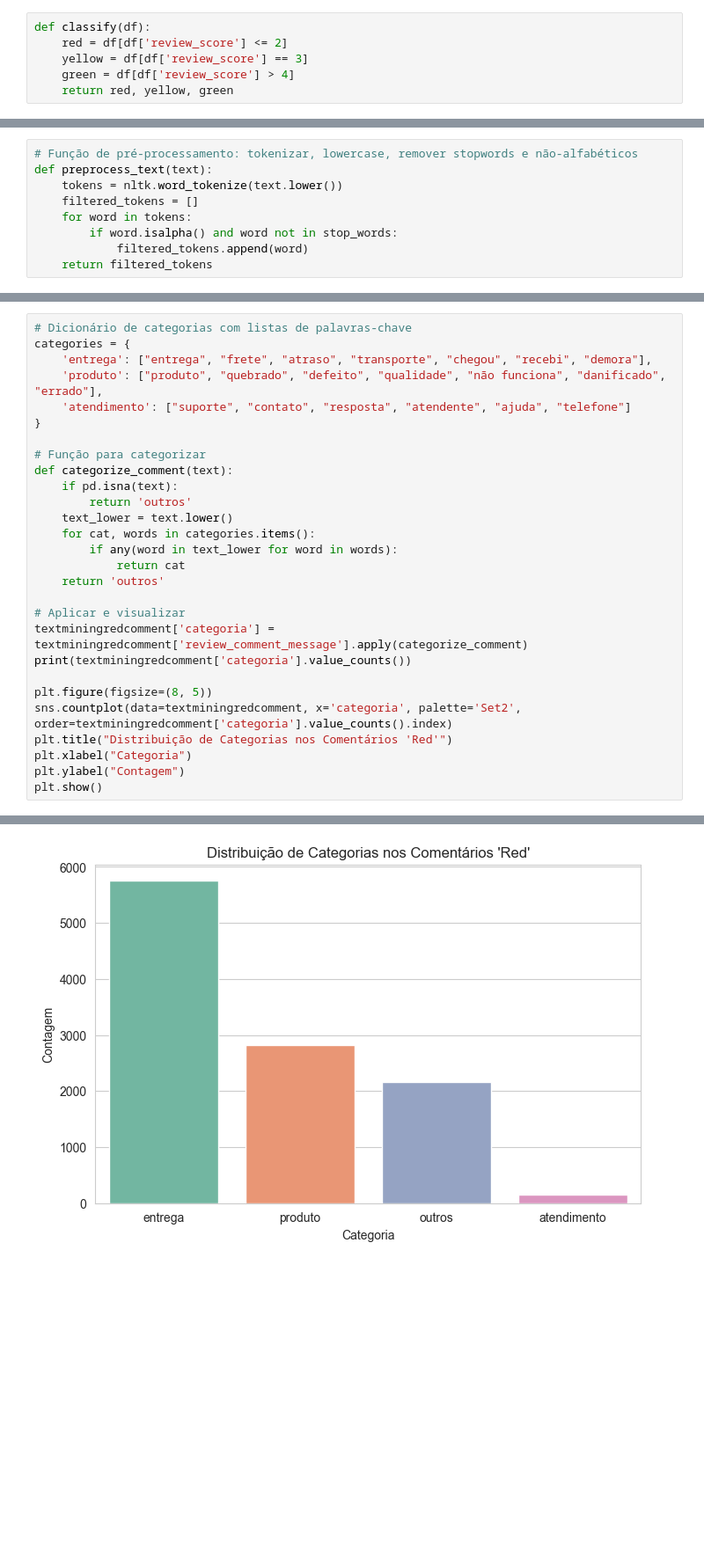
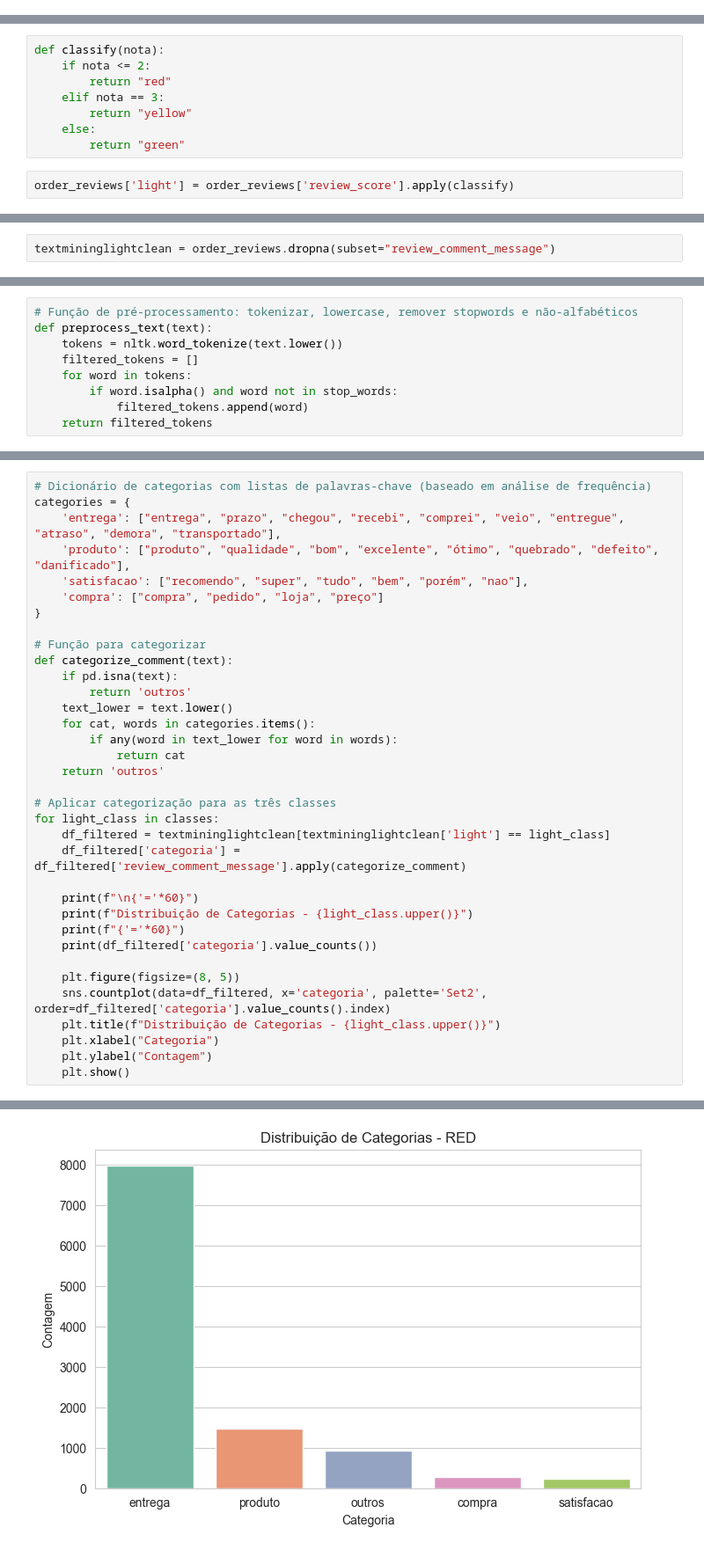
Before and after one commit to Lobinho1233/tech-challenge, a Jupyter notebook: notebook/analytics.ipynb, the cells around one changed output, grey strips where cells are left out. Shown at 88% size. Saved outputs shown, nothing was run; the diff lists cells and outputs as text; blank space fills up the shorter version.

Commit message:
feat: aplicando classes

```diff
--- a/notebook/analytics.ipynb
+++ b/notebook/analytics.ipynb
@@ -194,6 +175,0 @@ ordernco
-# %%
-def classify(df):
-    red = df[df['review_score'] <= 2]
-    yellow = df[df['review_score'] == 3]
-    green = df[df['review_score'] > 4]
-    return red, yellow, green
@@ -253,0 +176,10 @@ textminingredcomment
+# %%
+def classify(nota):
+    if nota <= 2:
+        return "red"
+    elif nota == 3:
+        return "yellow"
+    else:
+        return "green"
+# %%
+order_reviews['light'] = order_reviews['review_score'].apply(classify)
@@ -253,0 +202,2 @@ textminingredcomment
+# %%
+textmininglightclean = order_reviews.dropna(subset="review_comment_message")
@@ -328,9 +291,10 @@ Top 20 palavras mais frequentes:
 # %%
-# Dicionário de categorias com listas de palavras-chave
+# Dicionário de categorias com listas de palavras-chave (baseado em análise de frequência)
 categories = {
-    'entrega': ["entrega", "frete", "atraso", "transporte", "chegou", "recebi", "demora"],
-    'produto': ["produto", "quebrado", "defeito", "qualidade", "não funciona", "danificado", "errado"],
-    'atendimento': ["suporte", "contato", "resposta", "atendente", "ajuda", "telefone"]
+    'entrega': ["entrega", "prazo", "chegou", "recebi", "comprei", "veio", "entregue", "atraso", "demora", "transportado"],
+    'produto': ["produto", "qualidade", "bom", "excelente", "ótimo", "quebrado", "defeito", "danificado"],
+    'satisfacao': ["recomendo", "super", "tudo", "bem", "porém", "nao"],
+    'compra': ["compra", "pedido", "loja", "preço"]
 }
 
 # Função para categorizar
@@ -343,14 +307,20 @@ def categorize_comment(text):
             return cat
     return 'outros'
 
-# Aplicar e visualizar
-textminingredcomment['categoria'] = textminingredcomment['review_comment_message'].apply(categorize_comment)
-print(textminingredcomment['categoria'].value_counts())
+# Aplicar categorização para as três classes
+for light_class in classes:
+    df_filtered = textmininglightclean[textmininglightclean['light'] == light_class]
+    df_filtered['categoria'] = df_filtered['review_comment_message'].apply(categorize_comment)
 
-plt.figure(figsize=(8, 5))
-sns.countplot(data=textminingredcomment, x='categoria', palette='Set2', order=textminingredcomment['categoria'].value_counts().index)
-plt.title("Distribuição de Categorias nos Comentários 'Red'")
-plt.xlabel("Categoria")
-plt.ylabel("Contagem")
-plt.show()
+    print(f"\n{'='*60}")
+    print(f"Distribuição de Categorias - {light_class.upper()}")
+    print(f"{'='*60}")
+    print(df_filtered['categoria'].value_counts())
+
+    plt.figure(figsize=(8, 5))
+    sns.countplot(data=df_filtered, x='categoria', palette='Set2', order=df_filtered['categoria'].value_counts().index)
+    plt.title(f"Distribuição de Categorias - {light_class.upper()}")
+    plt.xlabel("Categoria")
+    plt.ylabel("Contagem")
+    plt.show()
 # %% [output]
@@ -362,2 +336,2 @@ atendimento     158
 Name: count, dtype: int64
-[figure, old version]
+[figure, new version]
```
Also changed, not shown: parts of 13 cells of this notebook.
